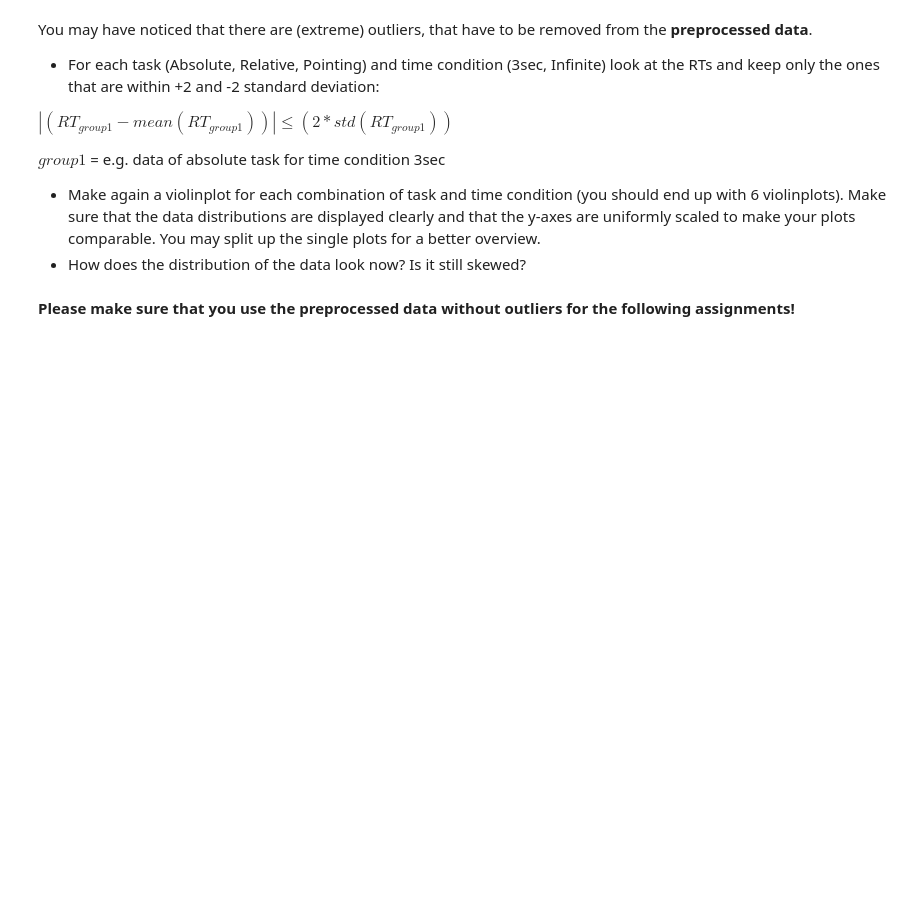
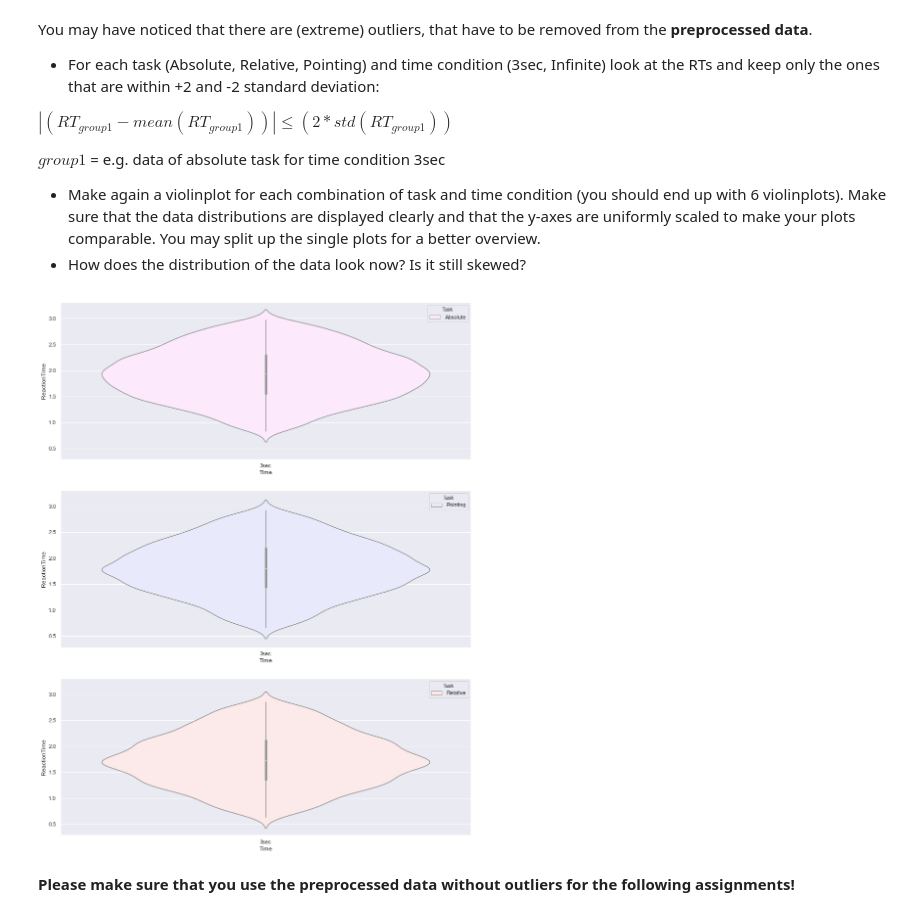
Before and after one commit to NBP-ACC/week-5-acc_8, a Jupyter notebook: sheet03.ipynb, the cells around one changed output. Drawn from its saved outputs; the diff is of its cells as text; code cells hidden in the pictures; blank space fills up the shorter version.

```diff
--- a/sheet03.ipynb
+++ b/sheet03.ipynb
@@ -167,3 +157,26 @@ $group1$ = e.g. data of absolute task for time condition 3sec
+# %%
+# TODO
+def reject_outliers(data, m=2):
+    return data[abs(data['ReactionTime'] - np.mean(data['ReactionTime'])) < m * np.std(data['ReactionTime'])]
+
+No_Out_abs_3sec = reject_outliers(df_mean_absolute[(df_mean_absolute['Time'] == '3sec')])
+No_Out_abs_Inf = reject_outliers(df_mean_absolute[(df_mean_absolute['Time'] == 'Inf')])
+No_Out_point_3sec = reject_outliers(df_mean_pointing[(df_mean_pointing['Time'] == '3sec')])
+No_Out_point_Inf = reject_outliers(df_mean_pointing[(df_mean_pointing['Time'] == 'Inf')])
+No_Out_rel_3sec = reject_outliers(df_mean_relative[(df_mean_relative['Time'] == '3sec')])
+No_Out_rel_Inf = reject_outliers(df_mean_relative[(df_mean_relative['Time'] == 'Inf')])
+
+No_Out_concat = pd.concat([No_Out_abs_3sec, No_Out_abs_Inf, No_Out_point_3sec, No_Out_point_Inf, No_Out_rel_3sec, No_Out_rel_Inf], ignore_index=True)
+
+figs, axes = plt.subplots(nrows=3, ncols=1, figsize=(15,20), sharey=True)
+
+No_Out_violin_absolute = sns.violinplot(data = No_Out_concat[(No_Out_concat['Task'] == "Absolute")], x = "Time", y = "ReactionTime", hue = "Task", color = 'purple', ax = axes[0])
+
+No_Out_violin_pointing = sns.violinplot(data = No_Out_concat[(No_Out_concat['Task'] == "Pointing")], x = "Time", y = "ReactionTime", hue = "Task", color = 'blue', ax = axes[1])
+
+No_Out_violin_relative = sns.violinplot(data = No_Out_concat[(No_Out_concat['Task'] == "Relative")], x = "Time", y = "ReactionTime", hue = "Task", color = 'red', ax = axes[2])
+# %% [output]
+[figure, added]
 # %% [markdown]
 **Please make sure that you use the preprocessed data without outliers for the following assignments!**
 # %% [markdown]
```
Also changed, not shown: parts of 5 cells of this notebook.
